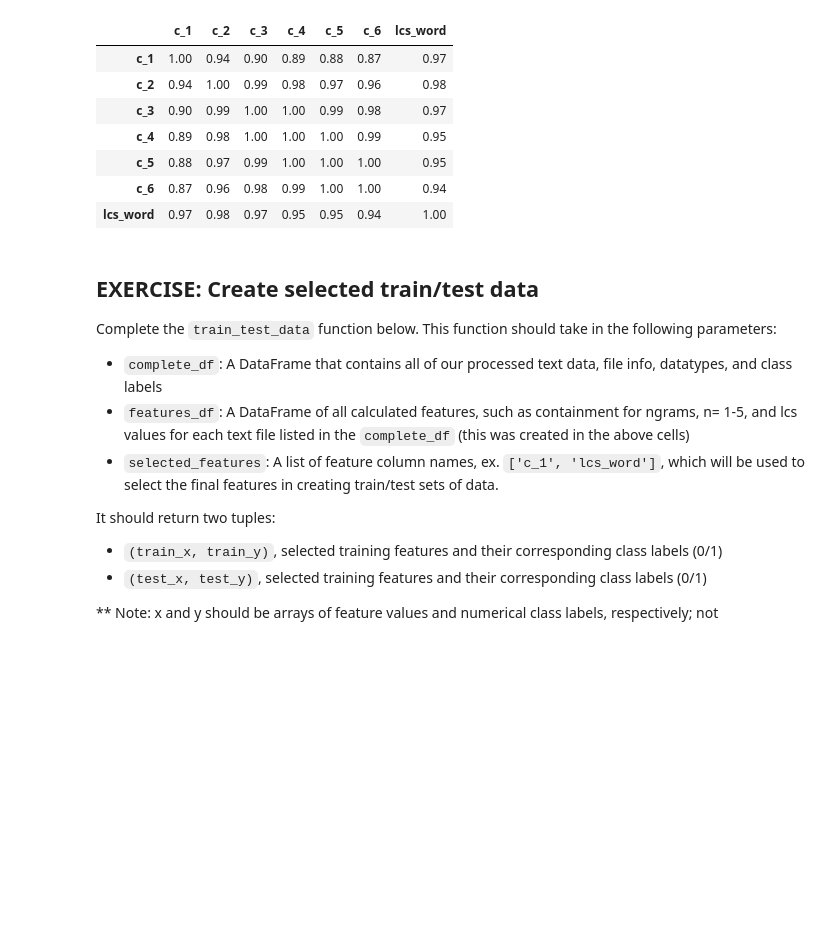
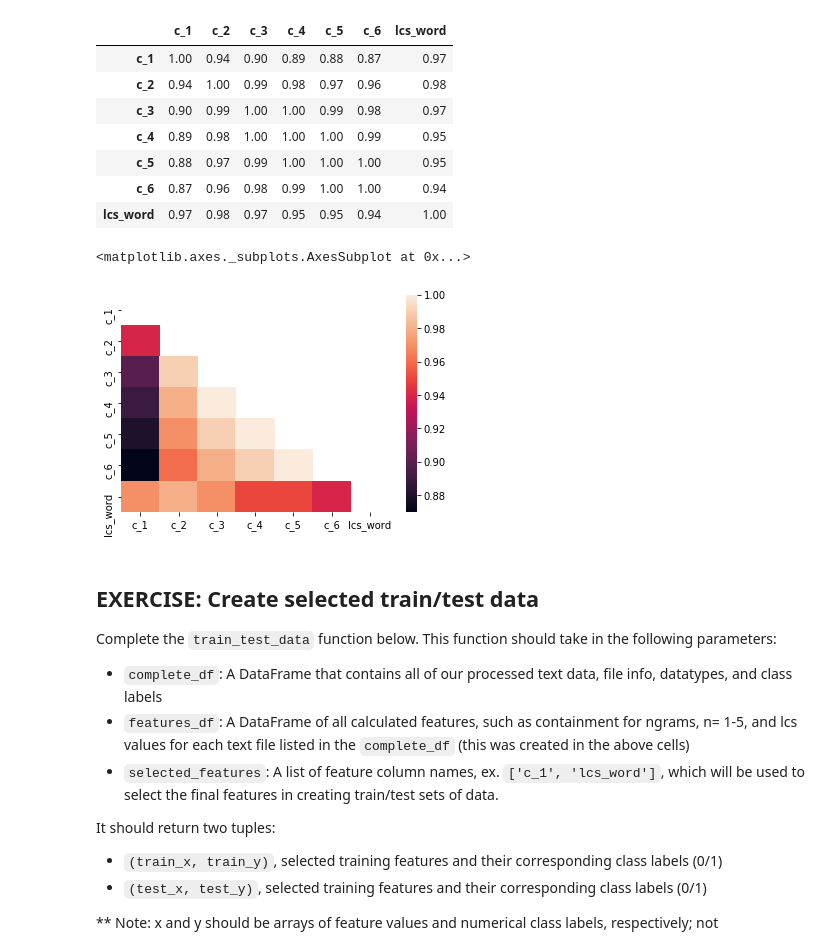
Before and after one commit to zhoutingting2019/PlagiarismDetection, a Jupyter notebook: 2_Plagiarism_Feature_Engineering.ipynb, the cells around one changed output. Saved outputs shown, nothing was run; the diff lists cells and outputs as text; code cells hidden in the pictures; blank space fills up the shorter version.

```diff
--- a/2_Plagiarism_Feature_Engineering.ipynb
+++ b/2_Plagiarism_Feature_Engineering.ipynb
@@ -786,6 +786,15 @@ display(corr_matrix)
 | c_5 | 0.88 | 0.97 | 0.99 | 1.00 | 1.00 | 1.00 | 0.95 |
 | c_6 | 0.87 | 0.96 | 0.98 | 0.99 | 1.00 | 1.00 | 0.94 |
 | lcs_word | 0.97 | 0.98 | 0.97 | 0.95 | 0.95 | 0.94 | 1.00 |
+# %%
+import seaborn as sns
+import matplotlib.pyplot as plt
+mask = np.triu(np.ones_like(corr_matrix, dtype=bool))
+# %%
+sns.heatmap(corr_matrix,mask=mask)
+# %% [output]
+<matplotlib.axes._subplots.AxesSubplot at 0x...>
+[figure, added]
 # %% [markdown]
 ## EXERCISE: Create selected train/test data
 
```
Also changed, not shown: parts of 3 cells of this notebook, 6 other files.
